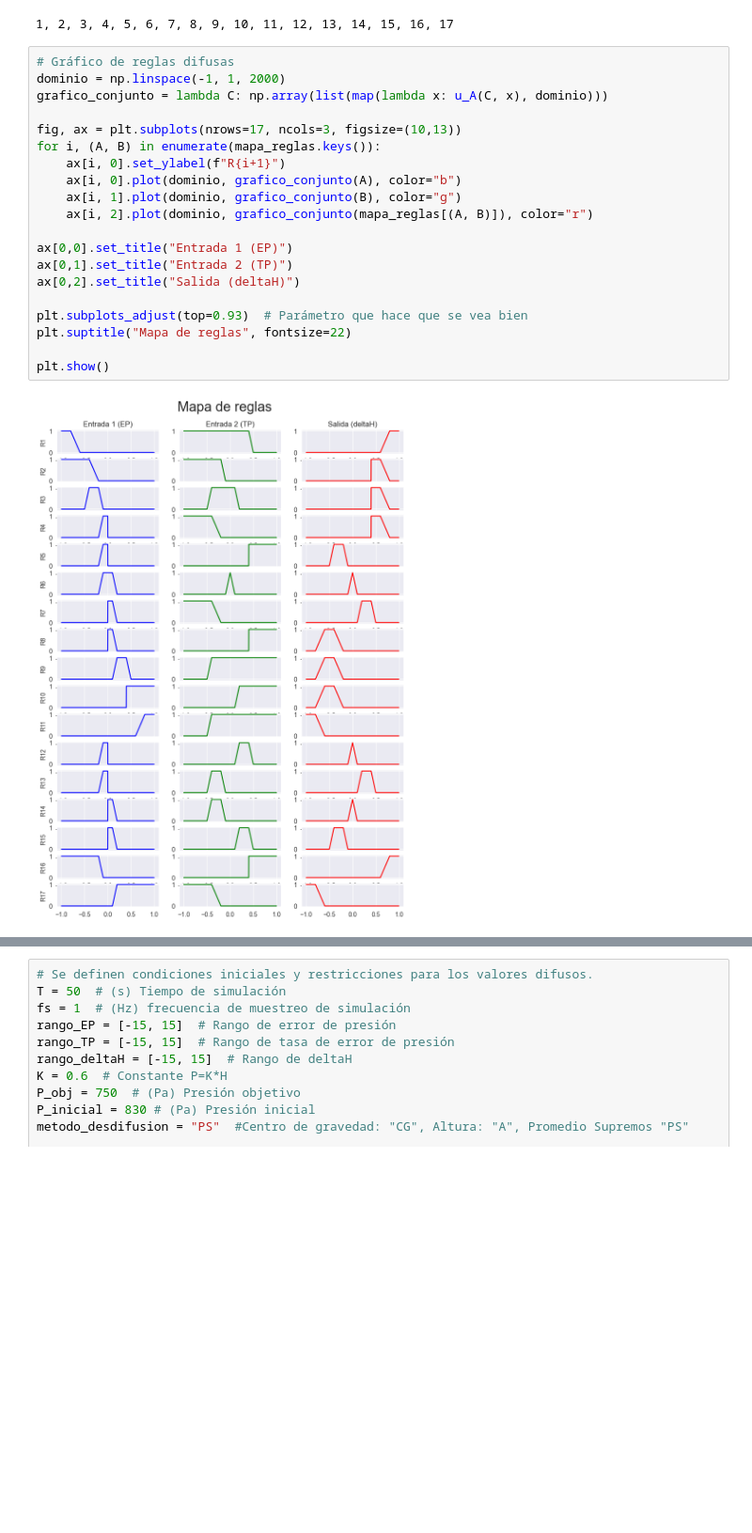
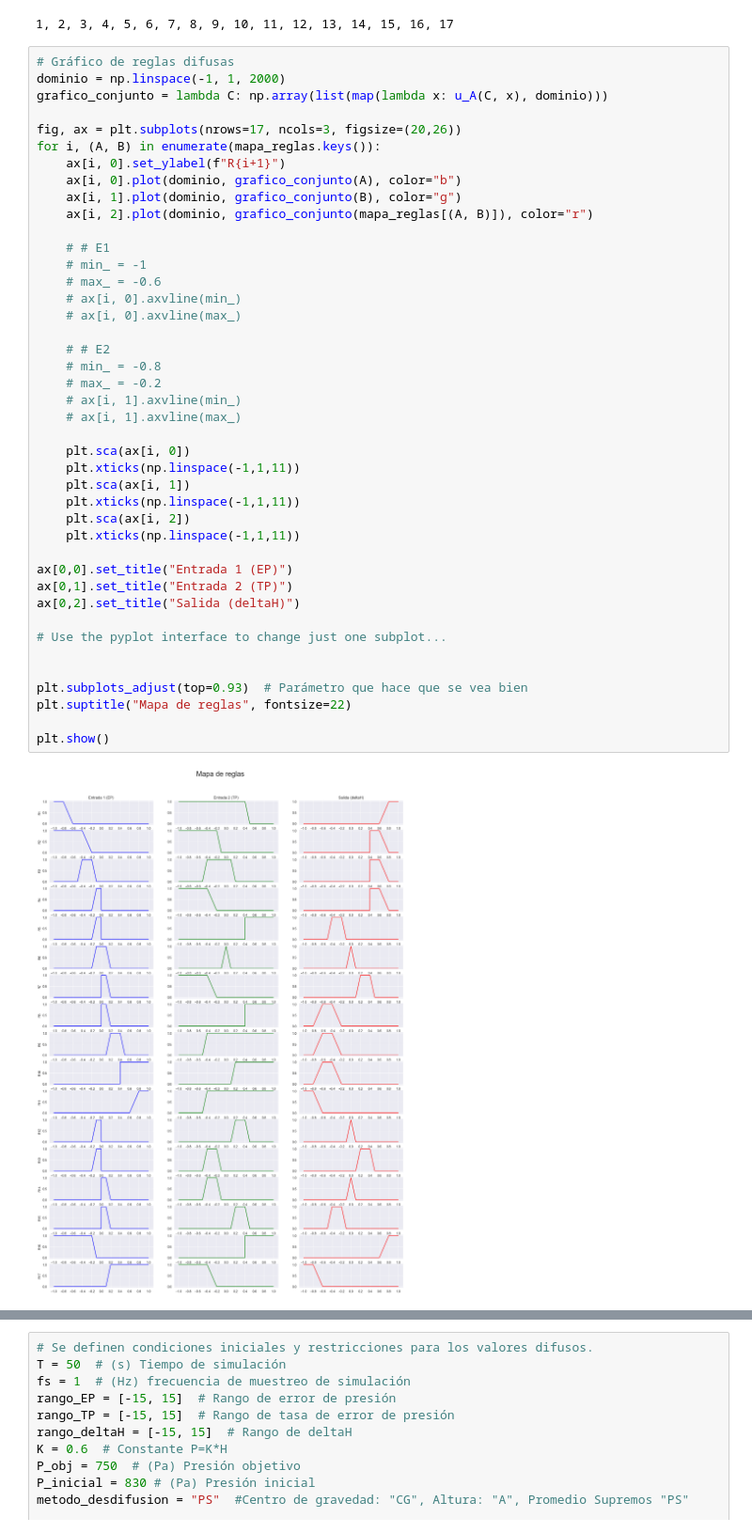
Before and after one commit to NicolasIsla/fuzzy-chainsaw, a Jupyter notebook: proyecto1.ipynb, the cells around one changed output, grey strips where cells are left out. Shown at 94% size. Cells and saved outputs as stored; diff of their text form; blank space fills up the shorter version.

```diff
--- a/proyecto1.ipynb
+++ b/proyecto1.ipynb
@@ -116,22 +116,44 @@ print(len(mapa_reglas))
 # %%
 # Gráfico de reglas difusas
 dominio = np.linspace(-1, 1, 2000)
 grafico_conjunto = lambda C: np.array(list(map(lambda x: u_A(C, x), dominio)))
 
-fig, ax = plt.subplots(nrows=17, ncols=3, figsize=(10,13))
+fig, ax = plt.subplots(nrows=17, ncols=3, figsize=(20,26))
 for i, (A, B) in enumerate(mapa_reglas.keys()):
     ax[i, 0].set_ylabel(f"R{i+1}")
     ax[i, 0].plot(dominio, grafico_conjunto(A), color="b")
     ax[i, 1].plot(dominio, grafico_conjunto(B), color="g")
     ax[i, 2].plot(dominio, grafico_conjunto(mapa_reglas[(A, B)]), color="r")
 
+    # # E1
+    # min_ = -1
+    # max_ = -0.6
+    # ax[i, 0].axvline(min_)
+    # ax[i, 0].axvline(max_)
+
+    # # E2
+    # min_ = -0.8
+    # max_ = -0.2
+    # ax[i, 1].axvline(min_)
+    # ax[i, 1].axvline(max_)
+
+    plt.sca(ax[i, 0])
+    plt.xticks(np.linspace(-1,1,11))
+    plt.sca(ax[i, 1])
+    plt.xticks(np.linspace(-1,1,11))
+    plt.sca(ax[i, 2])
+    plt.xticks(np.linspace(-1,1,11))
+
 ax[0,0].set_title("Entrada 1 (EP)")
 ax[0,1].set_title("Entrada 2 (TP)")
 ax[0,2].set_title("Salida (deltaH)")
+
+# Use the pyplot interface to change just one subplot...
+
 
 plt.subplots_adjust(top=0.93)  # Parámetro que hace que se vea bien
 plt.suptitle("Mapa de reglas", fontsize=22)
 
 plt.show()
 # %% [output]
-[figure, old version]
+[figure, new version]
```
Also changed, not shown: parts of 1 cell of this notebook.
